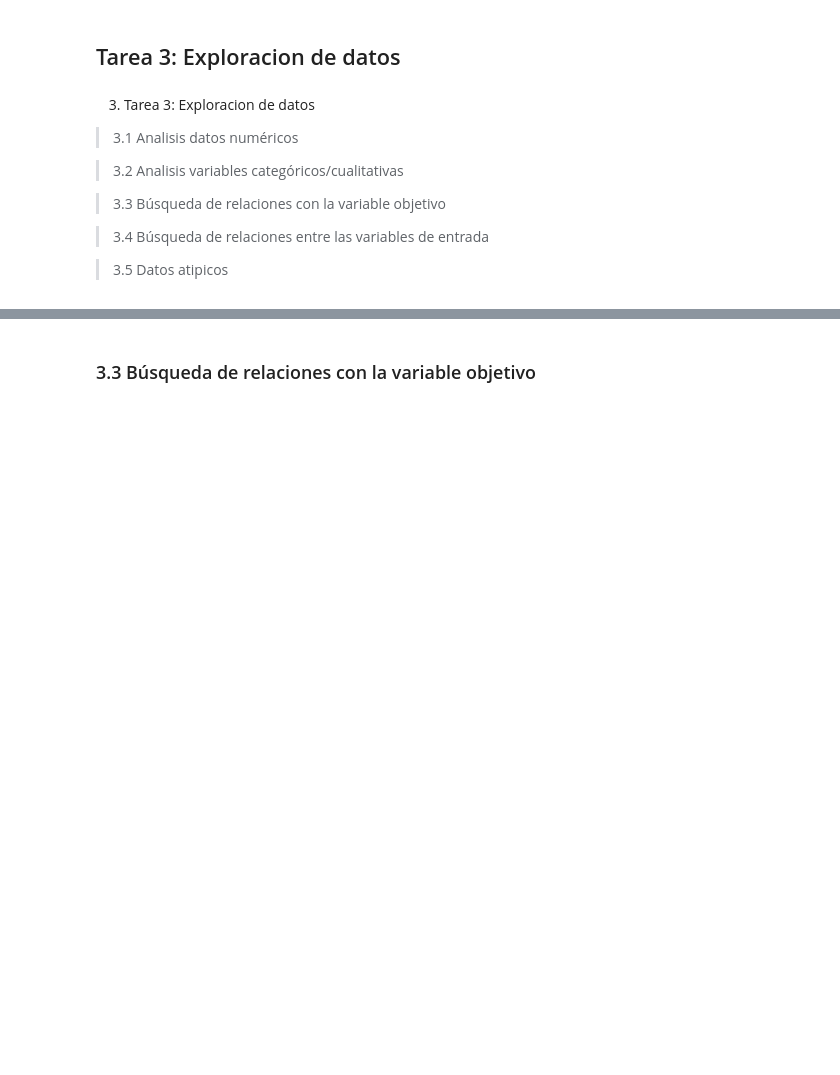
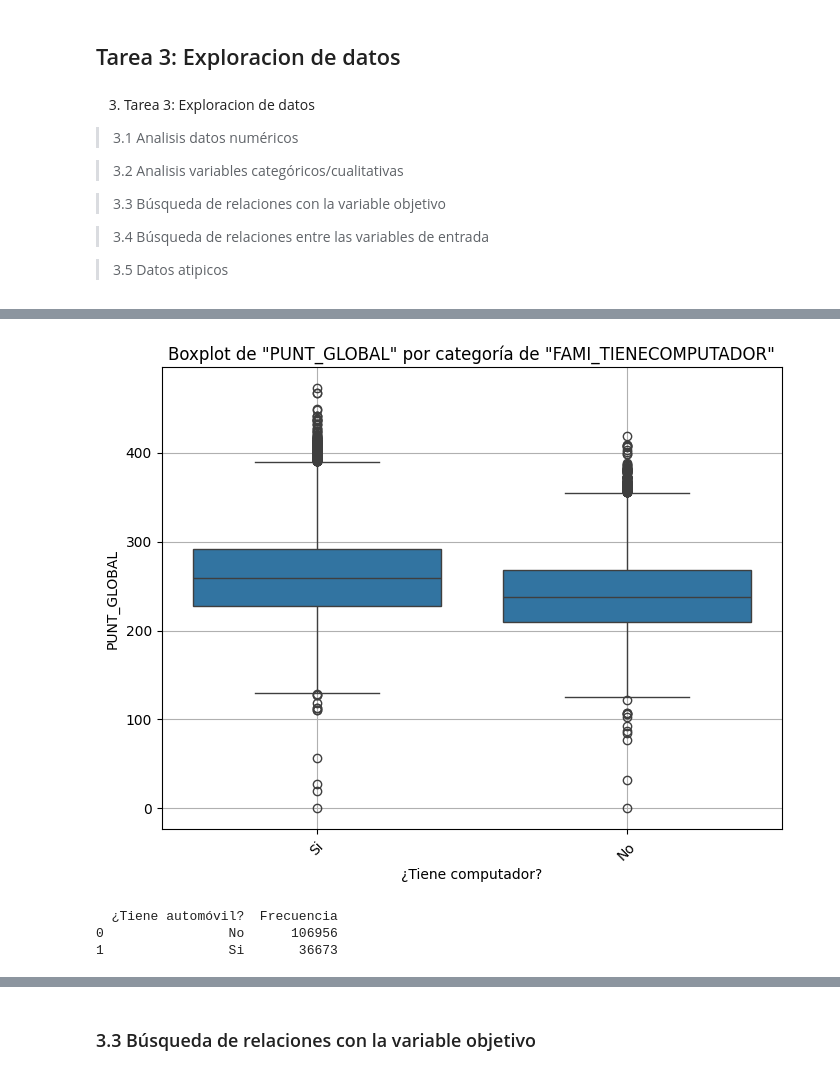
Before and after one commit to vcalderonmol/Proyecto3, a Jupyter notebook: Tarea 3.ipynb, the cells around one changed output, grey strips where cells are left out. Drawn from its saved outputs; the diff is of its cells as text; code cells hidden in the pictures; blank space fills up the shorter version.

```diff
--- a/Tarea 3.ipynb
+++ b/Tarea 3.ipynb
@@ -7,0 +1,19 @@ Mounted at /content/drive
+# %%
+import pandas as pd
+
+# Lee el archivo CSV
+data_df = pd.read_csv("Filtered_Resultados_Saber_11.csv")
+
+# Asigna los nombres de las columnas
+column_names = ['FAMI_TIENEAUTOMOVIL', 'FAMI_TIENECOMPUTADOR', 'FAMI_TIENEINTERNET', 'FAMI_TIENELAVADORA', 'PUNT_GLOBAL', 'COLE_AREA_UBICACION', 'COLE_COD_DEPTO_UBICACION', 'COLE_CALENDARIO']
+data_df.columns = column_names
+
+# Elimina la primera fila del DataFrame
+data_df = data_df.drop(index=0)
+
+# Mover la columna "PUNT_GLOBAL" al final
+punt_global_col = data_df.pop('PUNT_GLOBAL')
+data_df['PUNT_GLOBAL'] = punt_global_col
+
+# Muestra las primeras filas del DataFrame con los cambios aplicados
+data_df.head()
@@ -785,0 +90,21 @@ Passing `palette` without assigning `hue` is deprecated and will be removed in v
+# %%
+
+# Crea un boxplot de 'PUNT_GLOBAL' para cada categoría de 'FAMI_TIENECOMPUTADOR'
+plt.figure(figsize=(8, 6))
+sns.boxplot(x='FAMI_TIENECOMPUTADOR', y='PUNT_GLOBAL', data=data_df)
+plt.title('Boxplot de "PUNT_GLOBAL" por categoría de "FAMI_TIENECOMPUTADOR"')
+plt.xlabel('¿Tiene computador?')
+plt.ylabel('PUNT_GLOBAL')
+plt.xticks(rotation=45)
+plt.grid(True)
+plt.show()
+
+# Tabla de frecuencia de la variable 'FAMI_TIENEAUTOMOVIL'
+fami_auto_frequency_table = data_df['FAMI_TIENEAUTOMOVIL'].value_counts().reset_index()
+fami_auto_frequency_table.columns = ['¿Tiene automóvil?', 'Frecuencia']
+print(fami_auto_frequency_table)
+# %% [output]
+[figure, added]
+  ¿Tiene automóvil?  Frecuencia
+0                No      106956
+1                Si       36673
```
Also changed, not shown: parts of 69 cells of this notebook, 1 other file.
